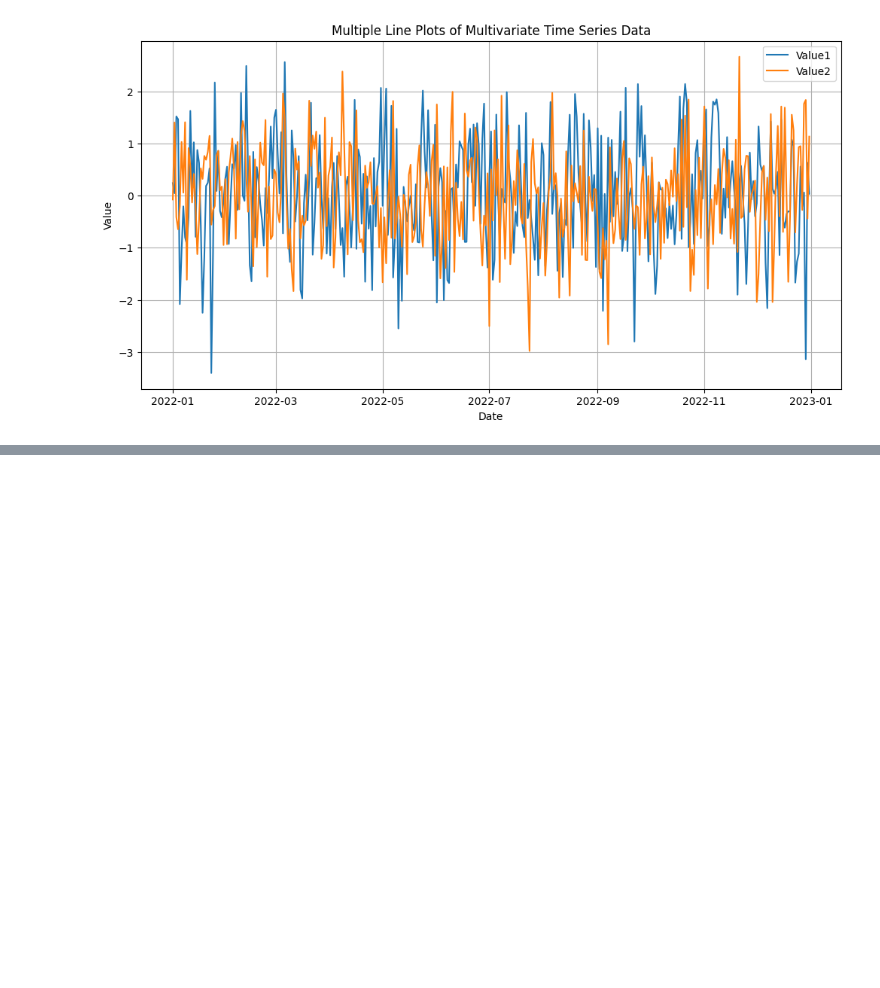
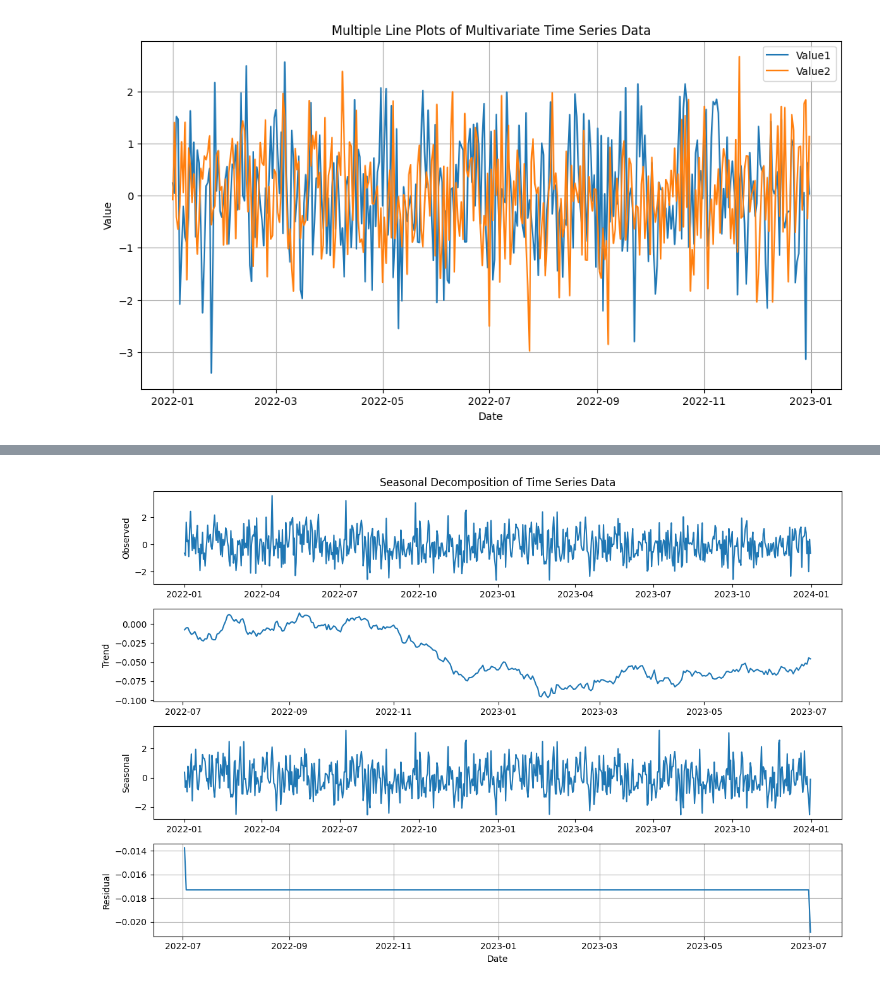
Before and after one commit to ayanbagawan/23CS520, a Jupyter notebook: 23cs520.ipynb, the cells around one changed output, grey strips where cells are left out. Cells and saved outputs as stored; diff of their text form; code cells hidden in the pictures; blank space fills up the shorter version.

```diff
--- a/23cs520.ipynb
+++ b/23cs520.ipynb
@@ -1564,0 +1594,37 @@ plt.show()
+# %%
+import matplotlib.pyplot as plt
+import pandas as pd
+from statsmodels.tsa.seasonal import seasonal_decompose
+import numpy as np
+# Generate a sample time series dataset with seasonality
+date_rng = pd.date_range(start='2022-01-01', end='2023-12-31', freq='D')
+seasonality = np.sin(2 * np.pi * date_rng.dayofyear / 365)
+time_series_data = np.random.randn(len(date_rng)) + 0.2 * seasonality
+# Create a time series DataFrame
+time_series_df = pd.DataFrame(time_series_data, index=date_rng,
+columns=['Value'])
+# Decompose the time series into trend, seasonal, and residual components
+result = seasonal_decompose(time_series_df['Value'], model='additive',
+period=365)
+# Plot the decomposed components
+plt.figure(figsize=(12, 8))
+plt.subplot(411)
+plt.plot(time_series_df.index, result.observed, label='Observed')
+plt.ylabel('Observed')
+plt.title('Seasonal Decomposition of Time Series Data')
+plt.subplot(412)
+plt.plot(time_series_df.index, result.trend, label='Trend')
+plt.ylabel('Trend')
+plt.subplot(413)
+plt.plot(time_series_df.index, result.seasonal, label='Seasonal')
+plt.ylabel('Seasonal')
+plt.subplot(414)
+plt.plot(time_series_df.index, result.resid, label='Residual')
+plt.ylabel('Residual')
+plt.xlabel('Date')
+plt.tight_layout()
+# Show the plot
+plt.grid(True)
+plt.show()
+# %% [output]
+[figure, added]
```
Also changed, not shown: parts of 21 cells of this notebook.
